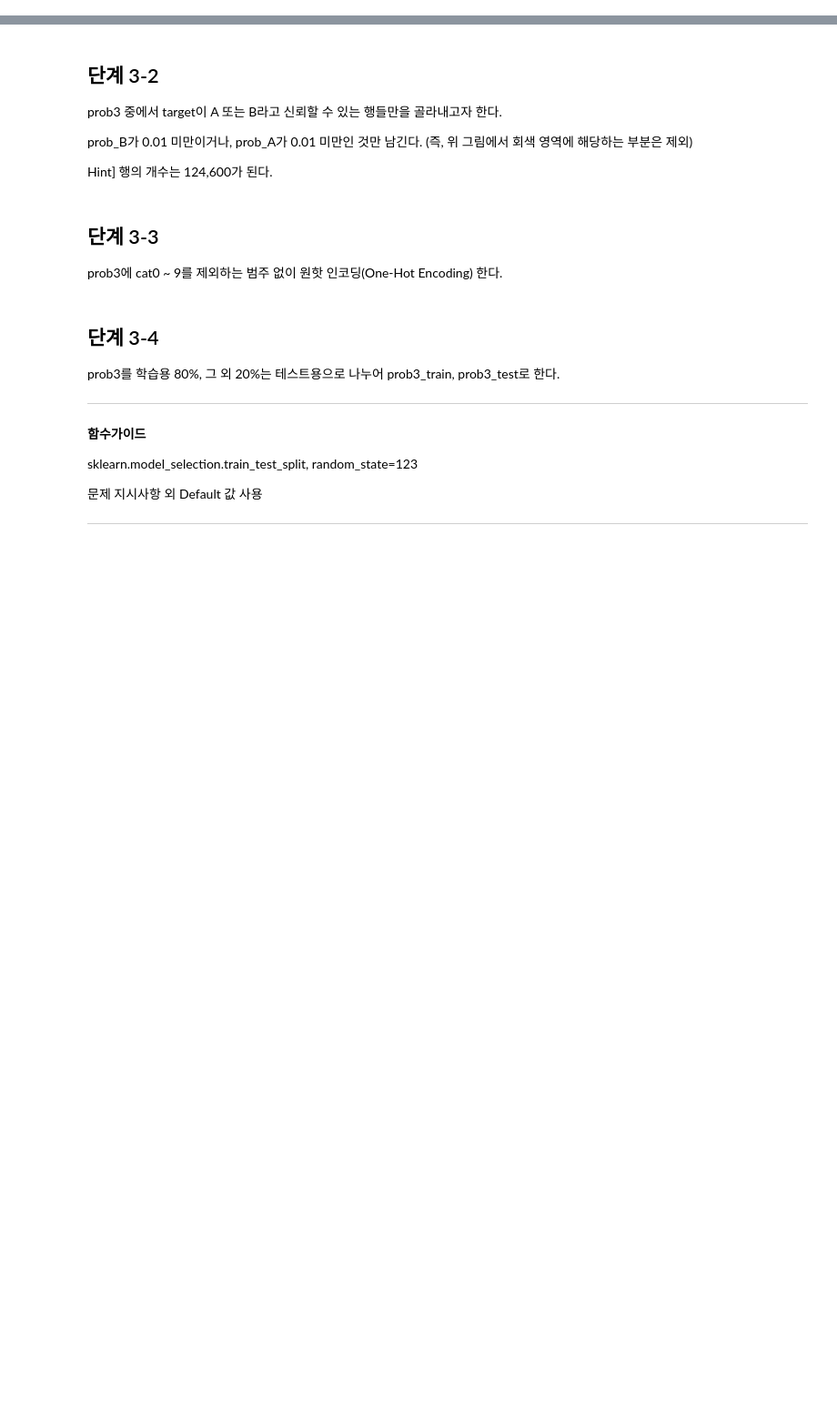
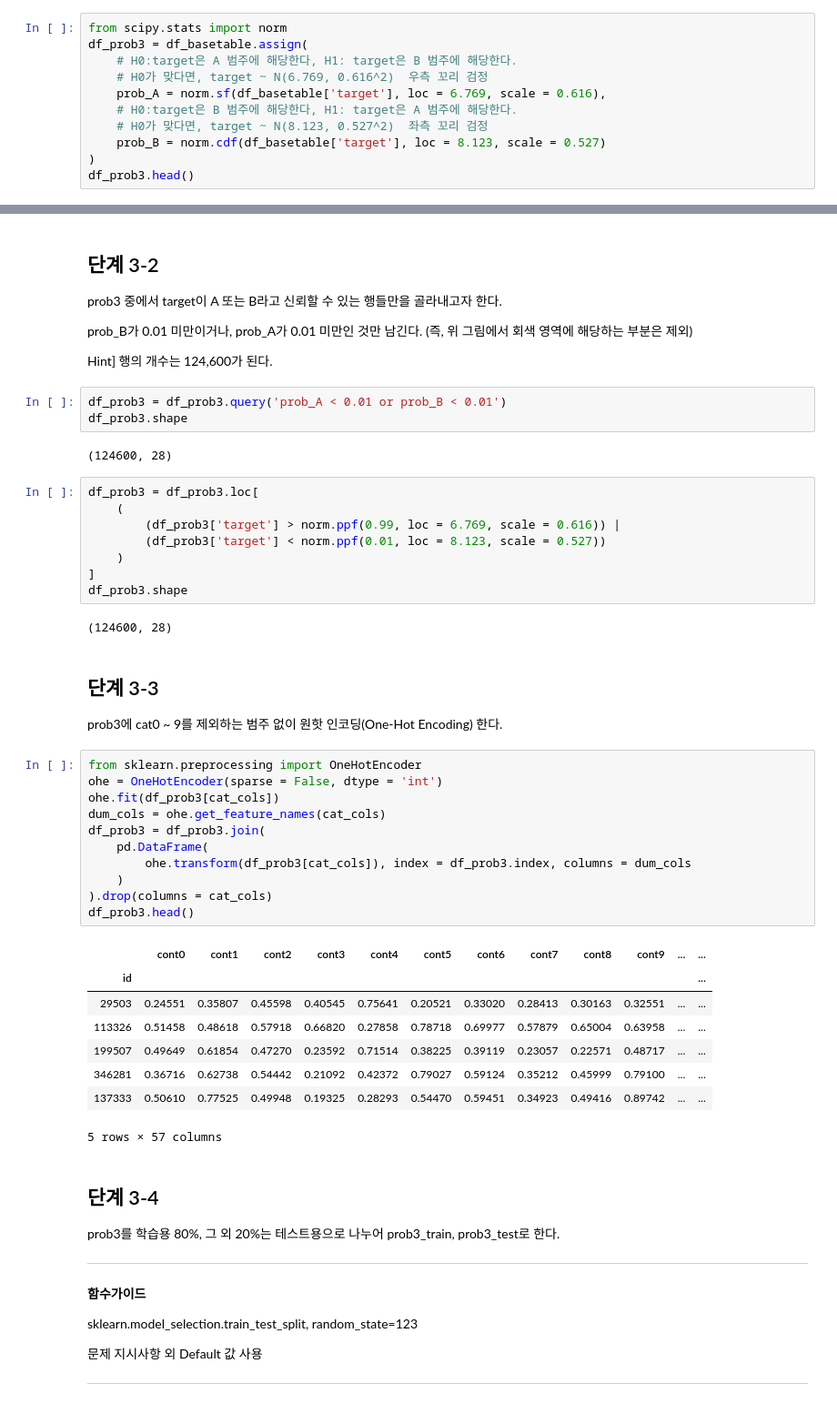
Before and after one commit to dowonjj/DS_lv3_2504_2, a Jupyter notebook: sec_ds_lv3_prob2_prob.ipynb, the cells around one changed output, grey strips where cells are left out. Shown: that part at 91% size. Drawn from its saved outputs; the diff is of its cells as text; blank space fills up the shorter version.

```diff
--- a/sec_ds_lv3_prob2_prob.ipynb
+++ b/sec_ds_lv3_prob2_prob.ipynb
@@ -1032,3 +1055,14 @@ scipy.stats 제공 기능 활용
 문제 지시사항 외 Default 값 사용
 
 ---
+# %%
+from scipy.stats import norm
+df_prob3 = df_basetable.assign(
+    # H0:target은 A 범주에 해당한다, H1: target은 B 범주에 해당한다.
+    # H0가 맞다면, target ~ N(6.769, 0.616^2)  우측 꼬리 검정
+    prob_A = norm.sf(df_basetable['target'], loc = 6.769, scale = 0.616),
+    # H0:target은 B 범주에 해당한다, H1: target은 A 범주에 해당한다.
+    # H0가 맞다면, target ~ N(8.123, 0.527^2)  좌측 꼬리 검정
+    prob_B = norm.cdf(df_basetable['target'], loc = 8.123, scale = 0.527)
+)
+df_prob3.head()
@@ -1040,10 +1083,45 @@ prob3 중에서 target이 A 또는 B라고 신뢰할 수 있는 행들만을 골
 prob_B가 0.01 미만이거나, prob_A가 0.01 미만인 것만 남긴다. (즉, 위 그림에서 회색 영역에 해당하는 부분은 제외)
 
 Hint] 행의 개수는 124,600가 된다.
+# %%
+df_prob3 = df_prob3.query('prob_A < 0.01 or prob_B < 0.01')
+df_prob3.shape
+# %% [output]
+(124600, 28)
+# %%
+df_prob3 = df_prob3.loc[
+    (
+        (df_prob3['target'] > norm.ppf(0.99, loc = 6.769, scale = 0.616)) |
+        (df_prob3['target'] < norm.ppf(0.01, loc = 8.123, scale = 0.527))
+    )
+]
+df_prob3.shape
+# %% [output]
+(124600, 28)
 # %% [markdown]
 ## 단계 3-3
 
 prob3에 cat0 ~ 9를 제외하는 범주 없이 원핫 인코딩(One-Hot Encoding) 한다.
+# %%
+from sklearn.preprocessing import OneHotEncoder
+ohe = OneHotEncoder(sparse = False, dtype = 'int')
+ohe.fit(df_prob3[cat_cols])
+dum_cols = ohe.get_feature_names(cat_cols)
+df_prob3 = df_prob3.join(
+    pd.DataFrame(
+        ohe.transform(df_prob3[cat_cols]), index = df_prob3.index, columns = dum_cols
+    )
+).drop(columns = cat_cols)
+df_prob3.head()
+# %% [output]
+|  | cont0 | cont1 | cont2 | cont3 | cont4 | cont5 | cont6 | cont7 | cont8 | cont9 | ... | ... |
+| id |  |  |  |  |  |  |  |  |  |  |  | ... |
+| 29503 | 0.24551 | 0.35807 | 0.45598 | 0.40545 | 0.75641 | 0.20521 | 0.33020 | 0.28413 | 0.30163 | 0.32551 | ... | ... |
+| 113326 | 0.51458 | 0.48618 | 0.57918 | 0.66820 | 0.27858 | 0.78718 | 0.69977 | 0.57879 | 0.65004 | 0.63958 | ... | ... |
+| 199507 | 0.49649 | 0.61854 | 0.47270 | 0.23592 | 0.71514 | 0.38225 | 0.39119 | 0.23057 | 0.22571 | 0.48717 | ... | ... |
+| 346281 | 0.36716 | 0.62738 | 0.54442 | 0.21092 | 0.42372 | 0.79027 | 0.59124 | 0.35212 | 0.45999 | 0.79100 | ... | ... |
+| 137333 | 0.50610 | 0.77525 | 0.49948 | 0.19325 | 0.28293 | 0.54470 | 0.59451 | 0.34923 | 0.49416 | 0.89742 | ... | ... |
+5 rows × 57 columns
 # %% [markdown]
 ## 단계 3-4
 
```
Also changed, not shown: parts of 73 cells of this notebook.
